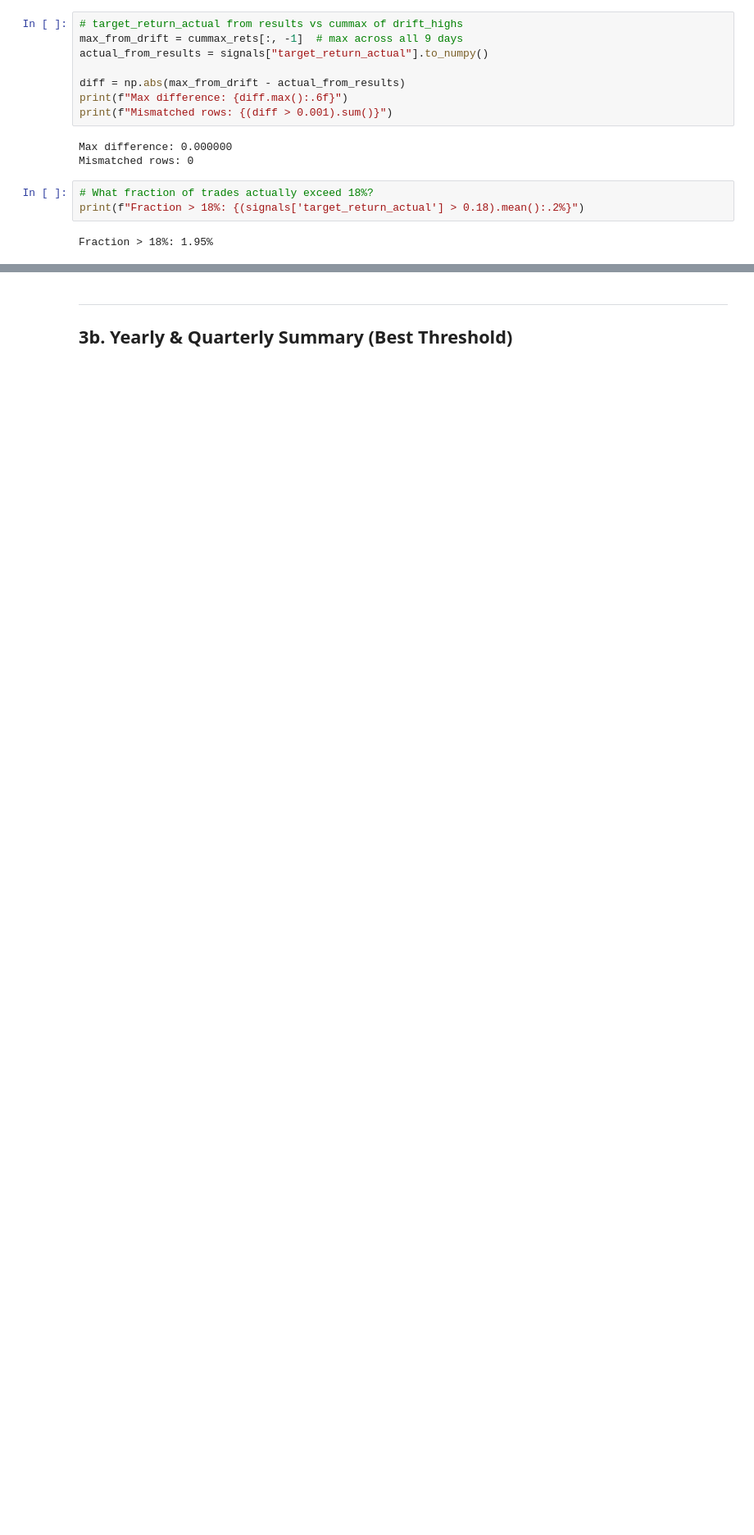
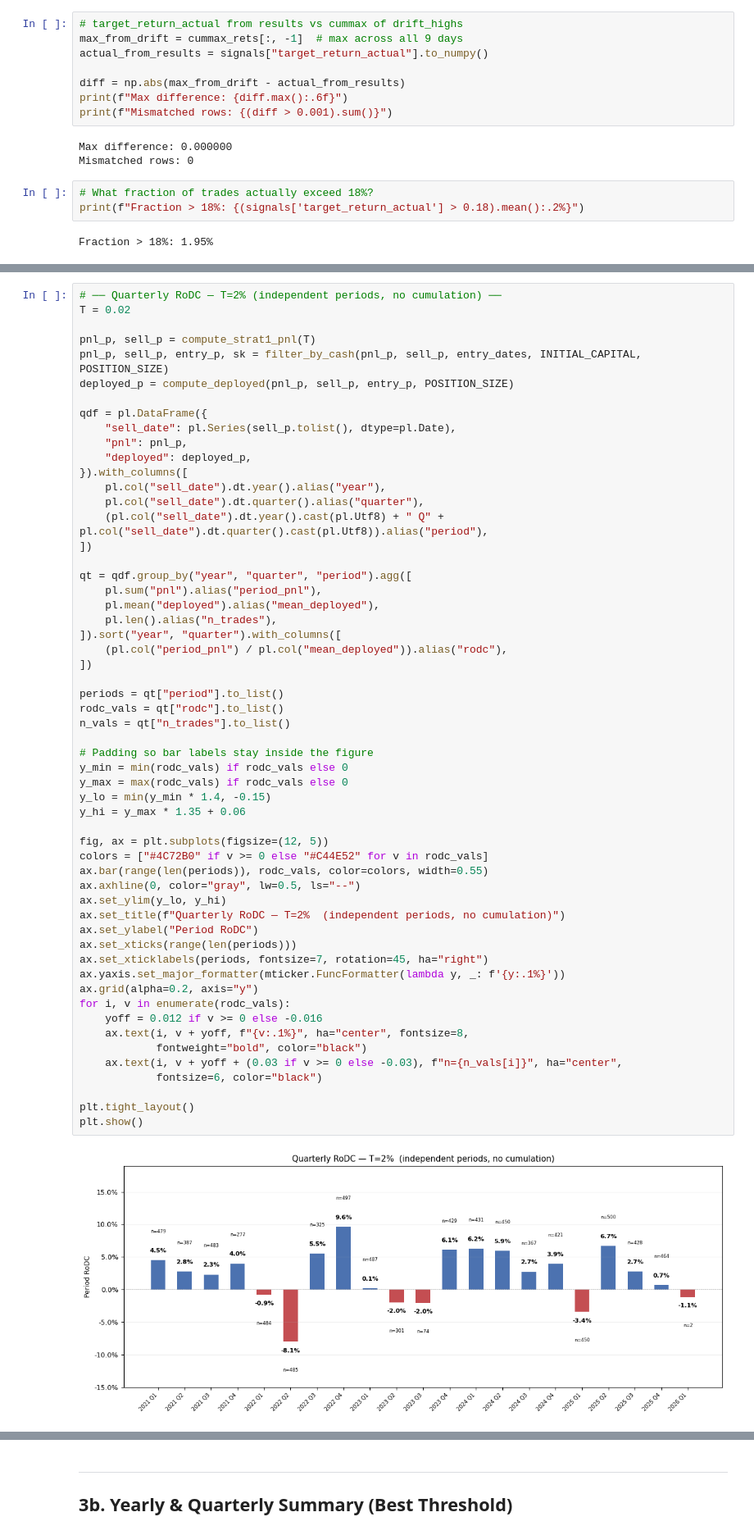
Before and after one commit to Richard-X46/Post-Earnings-Forecast, a Jupyter notebook: src/modeling/tabnet_trade_strat.ipynb, the cells around one changed output, grey strips where cells are left out. Shown at 82% size. Drawn from its saved outputs; the diff is of its cells as text; blank space fills up the shorter version.

```diff
--- a/src/modeling/tabnet_trade_strat.ipynb
+++ b/src/modeling/tabnet_trade_strat.ipynb
@@ -446,0 +535,58 @@ plt.show()
+# %%
+# ── Quarterly RoDC — T=2% (independent periods, no cumulation) ──
+T = 0.02
+
+pnl_p, sell_p = compute_strat1_pnl(T)
+pnl_p, sell_p, entry_p, sk = filter_by_cash(pnl_p, sell_p, entry_dates, INITIAL_CAPITAL, POSITION_SIZE)
+deployed_p = compute_deployed(pnl_p, sell_p, entry_p, POSITION_SIZE)
+
+qdf = pl.DataFrame({
+    "sell_date": pl.Series(sell_p.tolist(), dtype=pl.Date),
+    "pnl": pnl_p,
+    "deployed": deployed_p,
+}).with_columns([
+    pl.col("sell_date").dt.year().alias("year"),
+    pl.col("sell_date").dt.quarter().alias("quarter"),
+    (pl.col("sell_date").dt.year().cast(pl.Utf8) + " Q" + pl.col("sell_date").dt.quarter().cast(pl.Utf8)).alias("period"),
+])
+
+qt = qdf.group_by("year", "quarter", "period").agg([
+    pl.sum("pnl").alias("period_pnl"),
+    pl.mean("deployed").alias("mean_deployed"),
+    pl.len().alias("n_trades"),
+]).sort("year", "quarter").with_columns([
+    (pl.col("period_pnl") / pl.col("mean_deployed")).alias("rodc"),
+])
+
+periods = qt["period"].to_list()
+rodc_vals = qt["rodc"].to_list()
+n_vals = qt["n_trades"].to_list()
+
+# Padding so bar labels stay inside the figure
+y_min = min(rodc_vals) if rodc_vals else 0
+y_max = max(rodc_vals) if rodc_vals else 0
+y_lo = min(y_min * 1.4, -0.15)
+y_hi = y_max * 1.35 + 0.06
+
+fig, ax = plt.subplots(figsize=(12, 5))
+colors = ["#4C72B0" if v >= 0 else "#C44E52" for v in rodc_vals]
+ax.bar(range(len(periods)), rodc_vals, color=colors, width=0.55)
+ax.axhline(0, color="gray", lw=0.5, ls="--")
+ax.set_ylim(y_lo, y_hi)
+ax.set_title(f"Quarterly RoDC — T=2%  (independent periods, no cumulation)")
+ax.set_ylabel("Period RoDC")
+ax.set_xticks(range(len(periods)))
+ax.set_xticklabels(periods, fontsize=7, rotation=45, ha="right")
+ax.yaxis.set_major_formatter(mticker.FuncFormatter(lambda y, _: f'{y:.1%}'))
+ax.grid(alpha=0.2, axis="y")
+for i, v in enumerate(rodc_vals):
+    yoff = 0.012 if v >= 0 else -0.016
+    ax.text(i, v + yoff, f"{v:.1%}", ha="center", fontsize=8,
+            fontweight="bold", color="black")
+    ax.text(i, v + yoff + (0.03 if v >= 0 else -0.03), f"n={n_vals[i]}", ha="center",
+            fontsize=6, color="black")
+
+plt.tight_layout()
+plt.show()
+# %% [output]
+[figure, added]
```
Also changed, not shown: parts of 20 cells of this notebook.
